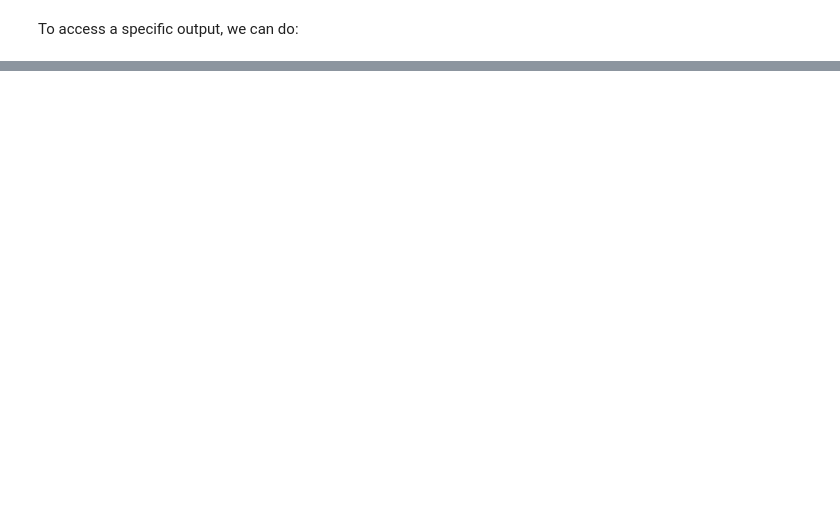
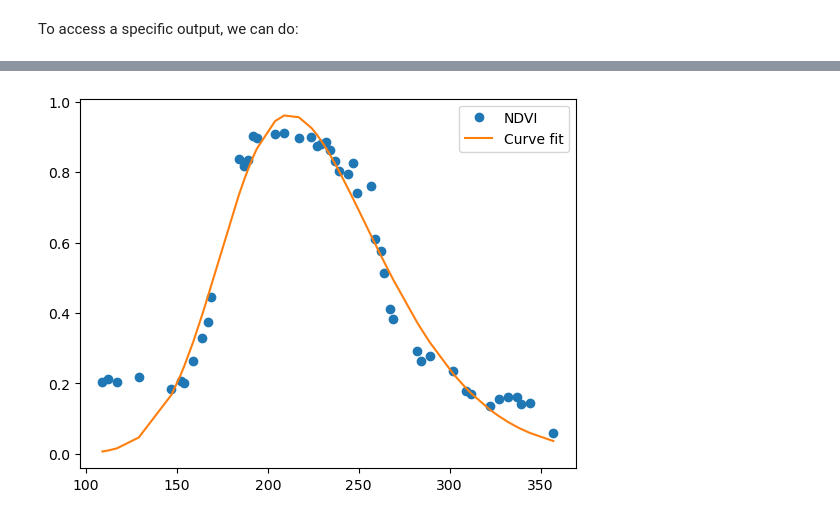
Before and after one commit to microsoft/farmvibes-ai, a Jupyter notebook: notebooks/harvest_period/ndvi_summary.ipynb, the cells around one changed output, grey strips where cells are left out. Saved outputs shown, nothing was run; the diff lists cells and outputs as text; code cells hidden in the pictures; blank space fills up the shorter version.

```diff
--- a/notebooks/harvest_period/ndvi_summary.ipynb
+++ b/notebooks/harvest_period/ndvi_summary.ipynb
@@ -92,12 +100,4 @@ rolling_window = 14
 # %%
 timeseries = wf_run.output["timeseries"]
 df = pd.read_csv(timeseries[0].assets[0].path_or_url)
-df
+df['day_of_year'] = pd.to_datetime(df['date']).dt.day_of_year
-# %%
-df['rolled_mean'] = df['mean'].rolling(window=3).mean()
-df['delta_mean'] = df['rolled_mean'].diff()
-df
-# %%
-df.loc[(df['rolled_mean'] < ndvi_threshold) & (df['delta_mean'].abs() <= delta_threshold) & (df['delta_mean'] < 0), 'harvest_period'] = ndvi_threshold
-df.loc[(df['rolled_mean'] < ndvi_threshold) & (df['delta_mean'].abs() < delta_threshold) & (df['delta_mean'] > 0), 'germination_period'] = ndvi_threshold
-df
@@ -105,0 +104,14 @@ df[['rolled_mean', 'harvest_period', 'germination_period']].plot()
+# %%
+x = df['day_of_year']
+y = df['mean']
+
+model = SkewedGaussianModel()
+params = model.guess(y, x=x)
+result = model.fit(y, params, x=x)
+# %%
+plt.plot(x, y, 'o', label='NDVI')
+plt.plot(x, result.best_fit, '-', label='Curve fit')
+plt.legend()
+plt.show()
+# %% [output]
+[figure, added]
```
Also changed, not shown: parts of 13 cells of this notebook, 21 other files.
